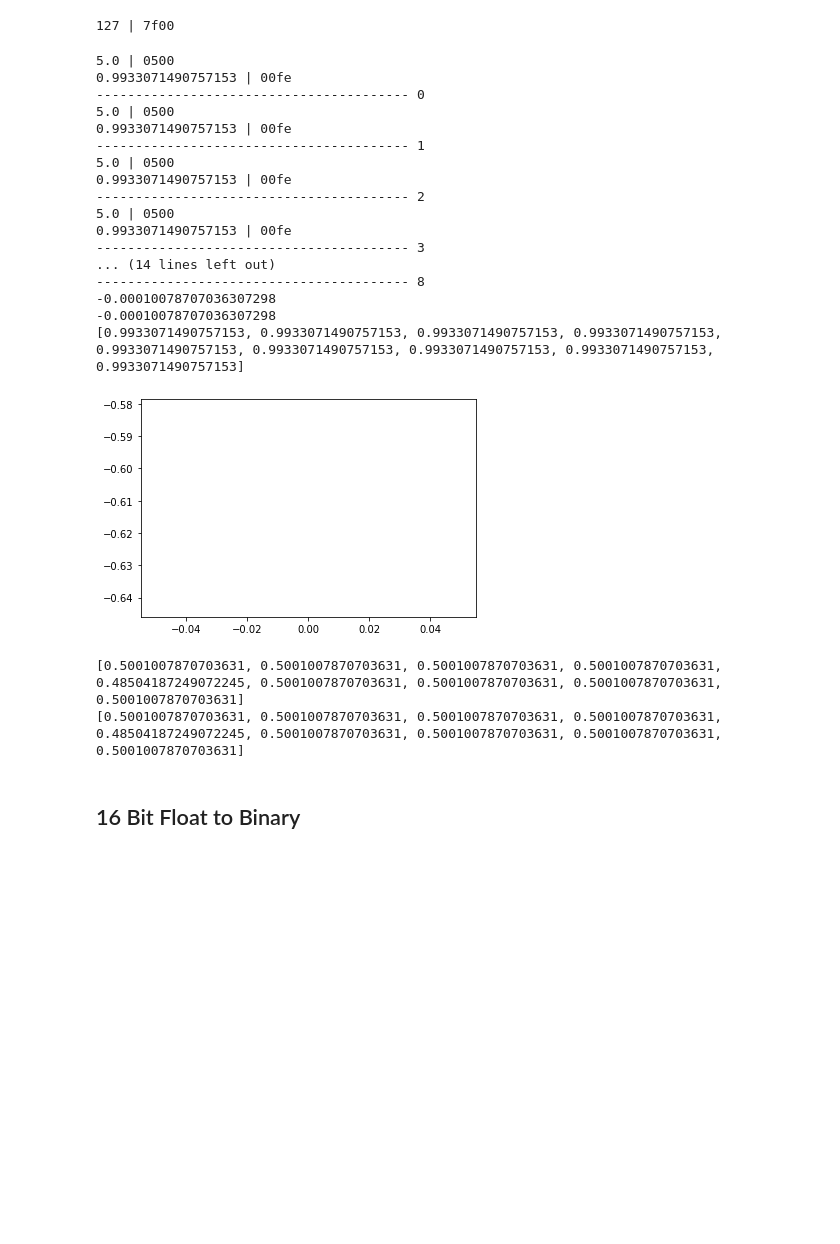
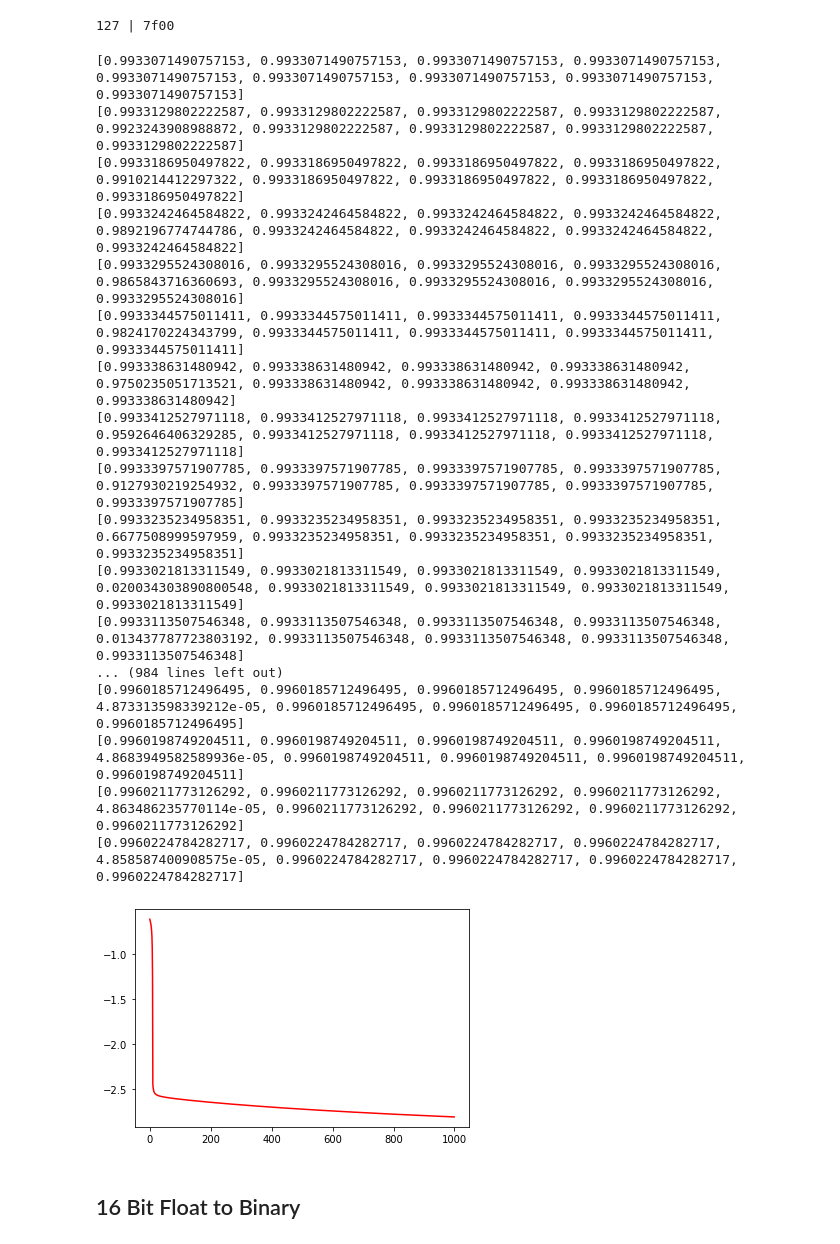
Before and after one commit to Arycast/AutoEncoder_dumbo, a Jupyter notebook: main.ipynb, the cells around one changed output. Cells and saved outputs as stored; diff of their text form; code cells hidden in the pictures; blank space fills up the shorter version.

```diff
--- a/main.ipynb
+++ b/main.ipynb
@@ -171,9 +171,9 @@ def foward_propagation(pixel_input,weight_input,weight_output,bias_input,bias_ou
   for iteration in range (0,9):
     non_activated_output[iteration] = encoded_1_activated*weight_output[0][iteration] + encoded_2_activated*weight_output[1][iteration]+ bias_output[iteration]
     pixel_output[iteration] = sigmoid(non_activated_output[iteration])
-    float_to_hex(non_activated_output[iteration])
-    float_to_hex(pixel_output[iteration])
-    print("----------------------------------------", iteration)
+    # float_to_hex(non_activated_output[iteration])
+    # float_to_hex(pixel_output[iteration])
+    # print("----------------------------------------", iteration)
 
   #         a^3          z1^2      z2^2          z^3                     a1^2              a2^2
   return pixel_output,encoded_1,encoded_2,non_activated_output,encoded_1_activated,encoded_2_activated
@@ -188,7 +188,7 @@ def backward_propagation(pixel_input,weight_input,weight_output,bias_input,bias_
     error_middle_layer = [0.0,0.0]
     d_weight_input = [[0.0,0.0,0.0,0.0,0.0,0.0,0.0,0.0,0.0],[0.0,0.0,0.0,0.0,0.0,0.0,0.0,0.0,0.0]]
     d_bias_input = [0.0,0.0]
-    learning_rate = 0.5
+    learning_rate = 1.5
 
 
     for iteration in range (0,9):
@@ -223,8 +223,8 @@ def backward_propagation(pixel_input,weight_input,weight_output,bias_input,bias_
       updated_weight_input[1][iteration] = weight_input[1][iteration]- learning_rate*d_weight_input[1][iteration]
       updated_bias_output[iteration] = bias_output[iteration]- learning_rate*d_bias_output[iteration]
 
-    print(learning_rate*d_weight_output[0][8])
-    print(learning_rate*d_weight_output[1][8])
+    # print(learning_rate*d_weight_output[0][8])
+    # print(learning_rate*d_weight_output[1][8])
 
     updated_bias_input[0] = bias_input[0]-learning_rate*d_bias_input[0]
     updated_bias_input[1] = bias_input[1]-learning_rate*d_bias_input[1]
@@ -240,62 +240,63 @@ def cross_entropy_error(data_in,data_out): #cross entropy for measurement
 
 #main section
 
-training_number = 1
+training_number = 10000
 error_history =[]
 temporary_error_history = 0
 x_scale = []
 
 
 #declaration and initial
 #pixel_input,weight_input,weight_output,bias_input,bias_output
 pixel_input = [1,1,1,1,0,1,1,1,1]
-pixel_output = [0,0,0,0,0,0,0,0,0]
+pixel_output = [0.5,0.5,0.5,0.5,0.5,0.5,0.5,0.5,0.5]
 
 # weight_input = [[1.3725,0.2184,1.1919,-0.3476,1.9446,0.0867,1.4450,-0.0088,1.3885],[0.8603,1.6803,0.4377,2.2810,-1.0389,2.0551,0.1210,1.7158,0.1502]]
 weight_input = [[0.5,0.5,0.5,0.5,0.5,0.5,0.5,0.5,0.5],[0.5,0.5,0.5,0.5,0.5,0.5,0.5,0.5,0.5]]
 
 # weight_output = [[0.3910,0.0356,0.5649,0.2035,0.3206,0.3766,0.1841,0.1040,0.4549],[0.1959,0.3785,0.9305,0.7602,0.7708,0.5967,0.7916,0.8103,0.9806]]
 weight_output = [[0.5,0.5,0.5,0.5,0.5,0.5,0.5,0.5,0.5],[0.5,0.5,0.5,0.5,0.5,0.5,0.5,0.5,0.5]]
 
 bias_input = [0.5,0.5]
 bias_output =  [0.5,0.5,0.5,0.5,0.5,0.5,0.5,0.5,0.5]
 
 for training in range(0,training_number):
   weight_output,weight_input,bias_input,bias_output,pixel_output,test = backward_propagation(pixel_input,weight_input,weight_output,bias_input,bias_output)
   temporary_error_history = cross_entropy_error(pixel_input,pixel_output)
   error_history.append(math.log(temporary_error_history,10))
   x_scale.append(training)
-  if (training == 0): print(pixel_output)
+  # if (training == 0): print(pixel_output)
+  # print(f"{training}: {pixel_output}")
 
+  print(pixel_output)
 
 plt.plot(x_scale,error_history, color="red")
 plt.show()
 plt.close()
-print(weight_output[0])
-print(weight_output[1])
+
+# print(weight_output[0])
+# print(weight_output[1])
 # print(weight_input)
 # print(test)
 # %% [output]
-5.0 | 0500
-0.9933071490757153 | 00fe
----------------------------------------- 0
-5.0 | 0500
-0.9933071490757153 | 00fe
----------------------------------------- 1
-5.0 | 0500
-0.9933071490757153 | 00fe
----------------------------------------- 2
-5.0 | 0500
-0.9933071490757153 | 00fe
----------------------------------------- 3
-... (14 lines left out)
----------------------------------------- 8
--0.00010078707036307298
--0.00010078707036307298
 [0.9933071490757153, 0.9933071490757153, 0.9933071490757153, 0.9933071490757153, 0.9933071490757153, 0.9933071490757153, 0.9933071490757153, 0.9933071490757153, 0.9933071490757153]
+[0.9933129802222587, 0.9933129802222587, 0.9933129802222587, 0.9933129802222587, 0.9923243908988872, 0.9933129802222587, 0.9933129802222587, 0.9933129802222587, 0.9933129802222587]
+[0.9933186950497822, 0.9933186950497822, 0.9933186950497822, 0.9933186950497822, 0.9910214412297322, 0.9933186950497822, 0.9933186950497822, 0.9933186950497822, 0.9933186950497822]
+[0.9933242464584822, 0.9933242464584822, 0.9933242464584822, 0.9933242464584822, 0.9892196774744786, 0.9933242464584822, 0.9933242464584822, 0.9933242464584822, 0.9933242464584822]
+[0.9933295524308016, 0.9933295524308016, 0.9933295524308016, 0.9933295524308016, 0.9865843716360693, 0.9933295524308016, 0.9933295524308016, 0.9933295524308016, 0.9933295524308016]
+[0.9933344575011411, 0.9933344575011411, 0.9933344575011411, 0.9933344575011411, 0.9824170224343799, 0.9933344575011411, 0.9933344575011411, 0.9933344575011411, 0.9933344575011411]
+[0.993338631480942, 0.993338631480942, 0.993338631480942, 0.993338631480942, 0.9750235051713521, 0.993338631480942, 0.993338631480942, 0.993338631480942, 0.993338631480942]
+[0.9933412527971118, 0.9933412527971118, 0.9933412527971118, 0.9933412527971118, 0.9592646406329285, 0.9933412527971118, 0.9933412527971118, 0.9933412527971118, 0.9933412527971118]
+[0.9933397571907785, 0.9933397571907785, 0.9933397571907785, 0.9933397571907785, 0.9127930219254932, 0.9933397571907785, 0.9933397571907785, 0.9933397571907785, 0.9933397571907785]
+[0.9933235234958351, 0.9933235234958351, 0.9933235234958351, 0.9933235234958351, 0.6677508999597959, 0.9933235234958351, 0.9933235234958351, 0.9933235234958351, 0.9933235234958351]
+[0.9933021813311549, 0.9933021813311549, 0.9933021813311549, 0.9933021813311549, 0.020034303890800548, 0.9933021813311549, 0.9933021813311549, 0.9933021813311549, 0.9933021813311549]
+[0.9933113507546348, 0.9933113507546348, 0.9933113507546348, 0.9933113507546348, 0.013437787723803192, 0.9933113507546348, 0.9933113507546348, 0.9933113507546348, 0.9933113507546348]
+... (984 lines left out)
+[0.9960185712496495, 0.9960185712496495, 0.9960185712496495, 0.9960185712496495, 4.873313598339212e-05, 0.9960185712496495, 0.9960185712496495, 0.9960185712496495, 0.9960185712496495]
+[0.9960198749204511, 0.9960198749204511, 0.9960198749204511, 0.9960198749204511, 4.8683949582589936e-05, 0.9960198749204511, 0.9960198749204511, 0.9960198749204511, 0.9960198749204511]
+[0.9960211773126292, 0.9960211773126292, 0.9960211773126292, 0.9960211773126292, 4.863486235770114e-05, 0.9960211773126292, 0.9960211773126292, 0.9960211773126292, 0.9960211773126292]
+[0.9960224784282717, 0.9960224784282717, 0.9960224784282717, 0.9960224784282717, 4.858587400908575e-05, 0.9960224784282717, 0.9960224784282717, 0.9960224784282717, 0.9960224784282717]
-[figure, old version]
+[figure, new version]
-[0.5001007870703631, 0.5001007870703631, 0.5001007870703631, 0.5001007870703631, 0.48504187249072245, 0.5001007870703631, 0.5001007870703631, 0.5001007870703631, 0.5001007870703631]
-[0.5001007870703631, 0.5001007870703631, 0.5001007870703631, 0.5001007870703631, 0.48504187249072245, 0.5001007870703631, 0.5001007870703631, 0.5001007870703631, 0.5001007870703631]
 # %% [markdown]
 ## 16 Bit Float to Binary
 # %%
```
